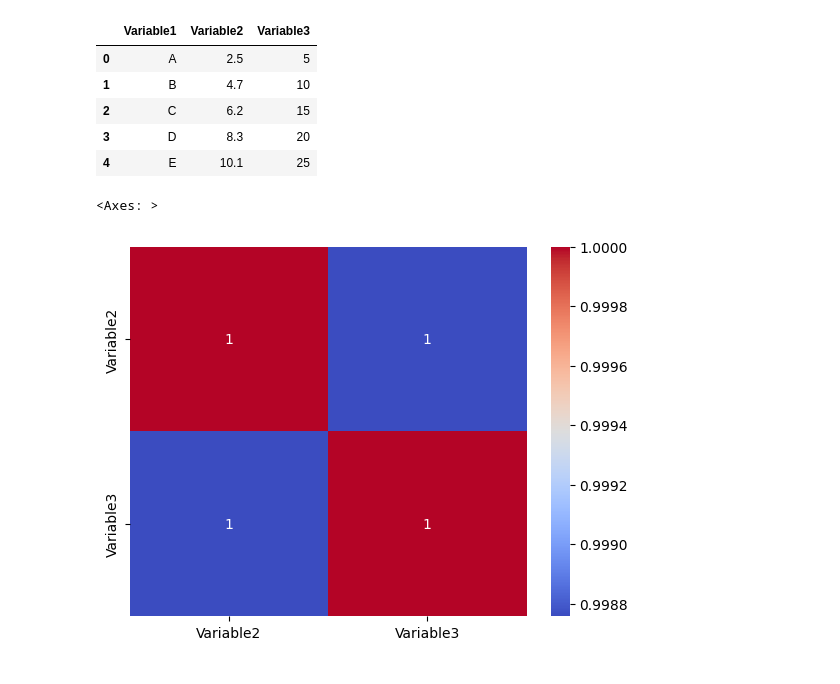
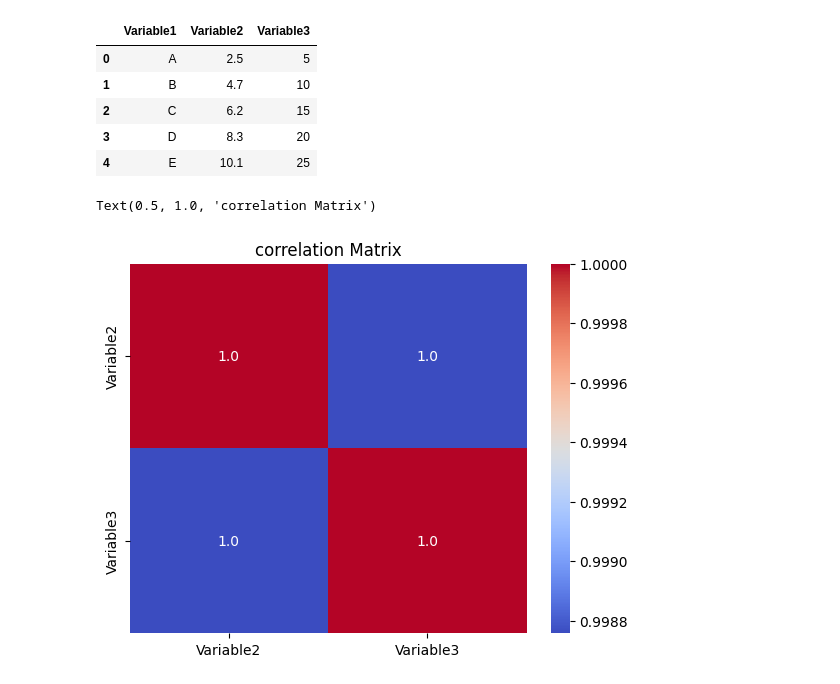
Before and after one commit to Joyflorenceawor/VISUALISATION_PYTHON, a Jupyter notebook: ANALYSIS WITH PYTHON/corr_sample.ipynb, the cells around one changed output. Cells and saved outputs as stored; diff of their text form; code cells hidden in the pictures.

```diff
--- a/ANALYSIS WITH PYTHON/corr_sample.ipynb
+++ b/ANALYSIS WITH PYTHON/corr_sample.ipynb
@@ -35,10 +35,12 @@ corr_matrix = df[numeric_vars].corr()
 # %%
 
 # Plot the correlation matrix as a heatmap using seaborn
-sns.heatmap(corr_matrix, annot=True, cmap='coolwarm')
+
+sns.heatmap(corr_matrix, annot=True, cmap='coolwarm',fmt = ".1f")
+plt.title('correlation Matrix')
 # %% [output]
-<Axes: >
+Text(0.5, 1.0, 'correlation Matrix')
-[figure, old version]
+[figure, new version]
 # %%
 # Customize the plot
 plt.title('Correlation Matrix')
```
Also changed, not shown: parts of 2 cells of this notebook, 1 other file.
